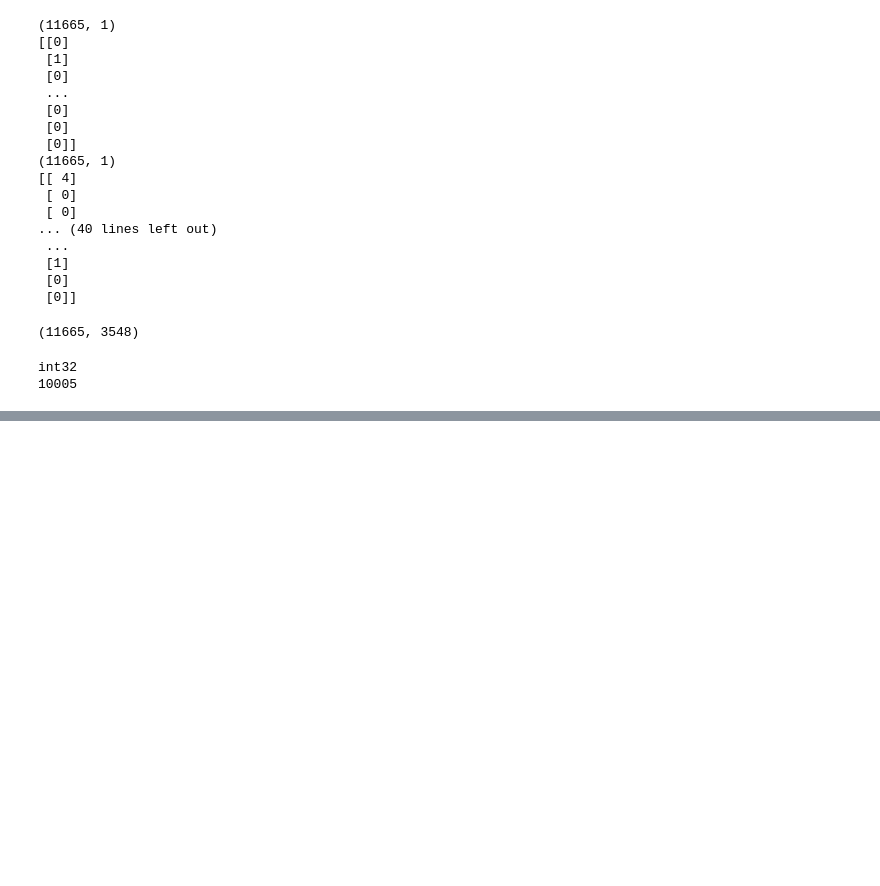
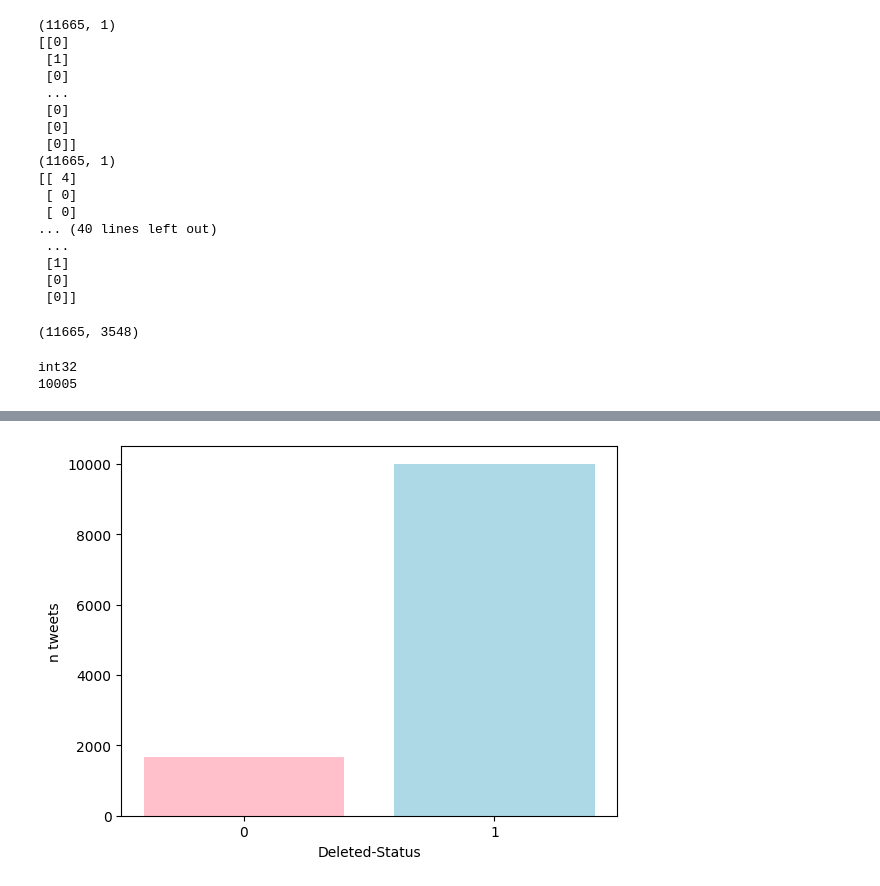
Before and after one commit to mariuskiefer/Classification_Propaganda, a Jupyter notebook: BA_Marius.ipynb, the cells around one changed output, grey strips where cells are left out. Cells and saved outputs as stored; diff of their text form; code cells hidden in the pictures; blank space fills up the shorter version.

```diff
--- a/BA_Marius.ipynb
+++ b/BA_Marius.ipynb
@@ -720,0 +674,18 @@ zipp                             3.16.2
+# %%
+#Plot for Tweet Distribution
+
+# Count the occurrences of 0s and 1s
+counts = [np.sum(Y == 0), np.sum(Y == 1)]
+
+# Bar plot
+labels = ['0', '1']
+plt.bar(labels, counts, color=['pink', 'lightblue'])
+
+# Axis labels
+plt.xlabel('Deleted-Status')
+plt.ylabel('n tweets')
+
+# Display the plot
+plt.show()
+# %% [output]
+[figure, added]
```
Also changed, not shown: parts of 18 cells of this notebook.
